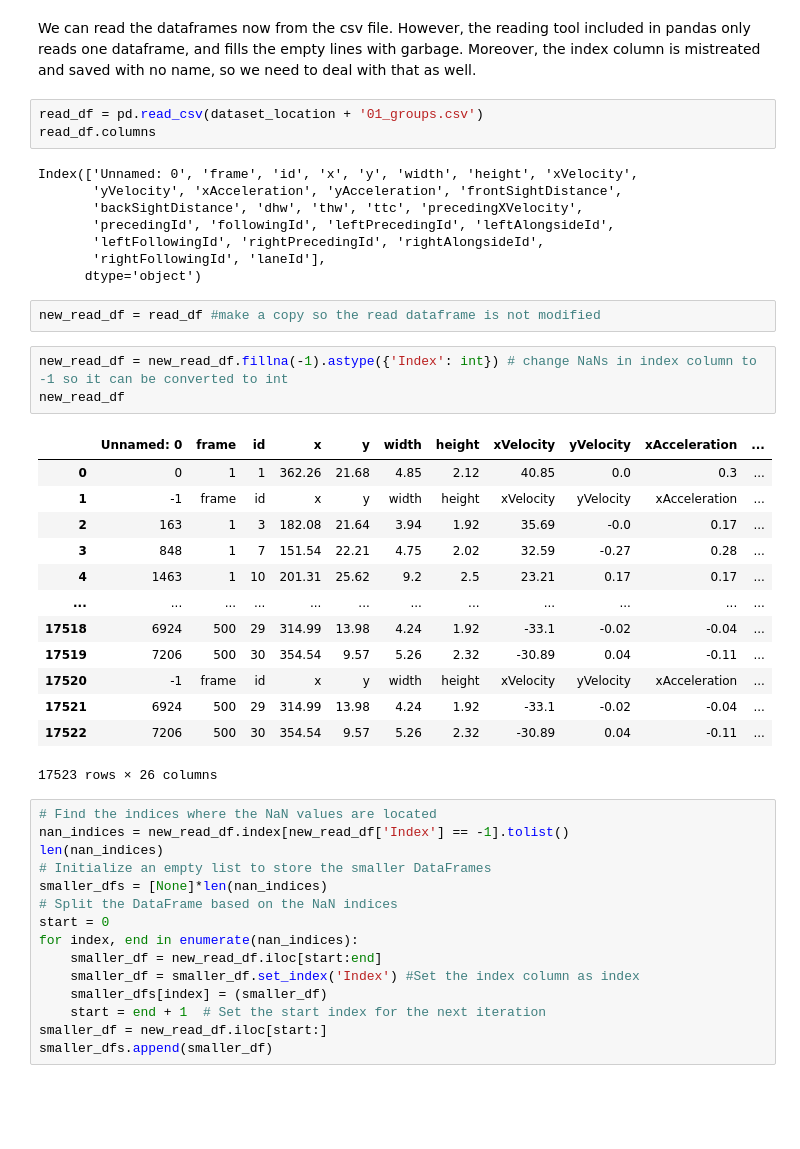
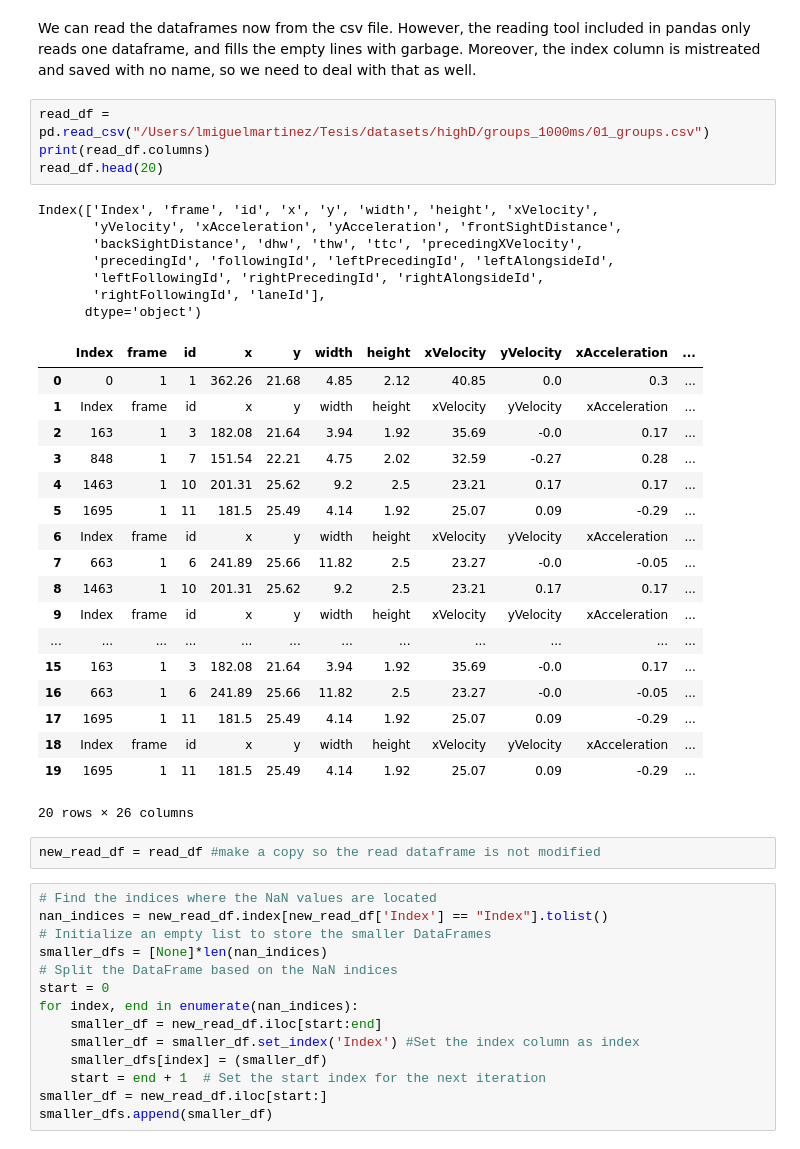
Before and after one commit to lmmartinez97/alphadrive_bp, a Jupyter notebook: highD/dataviz.ipynb, the cells around one changed output. Cells and saved outputs as stored; diff of their text form; blank space fills up the shorter version.

```diff
--- a/highD/dataviz.ipynb
+++ b/highD/dataviz.ipynb
@@ -501,39 +499,40 @@ with open(dataset_location + '01_groups.csv', 'a') as f:
 # %% [markdown]
 We can read the dataframes now from the csv file. However, the reading tool included in pandas only reads one dataframe, and fills the empty lines with garbage. Moreover, the index column is mistreated and saved with no name, so we need to deal with that as well.
 # %%
-read_df = pd.read_csv(dataset_location + '01_groups.csv')
-read_df.columns
+read_df = pd.read_csv("/Users/lmiguelmartinez/Tesis/datasets/highD/groups_1000ms/01_groups.csv")
+print(read_df.columns)
+read_df.head(20)
 # %% [output]
-Index(['Unnamed: 0', 'frame', 'id', 'x', 'y', 'width', 'height', 'xVelocity',
+Index(['Index', 'frame', 'id', 'x', 'y', 'width', 'height', 'xVelocity',
        'yVelocity', 'xAcceleration', 'yAcceleration', 'frontSightDistance',
        'backSightDistance', 'dhw', 'thw', 'ttc', 'precedingXVelocity',
        'precedingId', 'followingId', 'leftPrecedingId', 'leftAlongsideId',
        'leftFollowingId', 'rightPrecedingId', 'rightAlongsideId',
        'rightFollowingId', 'laneId'],
       dtype='object')
+|  | Index | frame | id | x | y | width | height | xVelocity | yVelocity | xAcceleration | ... |
+| 0 | 0 | 1 | 1 | 362.26 | 21.68 | 4.85 | 2.12 | 40.85 | 0.0 | 0.3 | ... |
+| 1 | Index | frame | id | x | y | width | height | xVelocity | yVelocity | xAcceleration | ... |
+| 2 | 163 | 1 | 3 | 182.08 | 21.64 | 3.94 | 1.92 | 35.69 | -0.0 | 0.17 | ... |
+| 3 | 848 | 1 | 7 | 151.54 | 22.21 | 4.75 | 2.02 | 32.59 | -0.27 | 0.28 | ... |
+| 4 | 1463 | 1 | 10 | 201.31 | 25.62 | 9.2 | 2.5 | 23.21 | 0.17 | 0.17 | ... |
+| 5 | 1695 | 1 | 11 | 181.5 | 25.49 | 4.14 | 1.92 | 25.07 | 0.09 | -0.29 | ... |
+| 6 | Index | frame | id | x | y | width | height | xVelocity | yVelocity | xAcceleration | ... |
+| 7 | 663 | 1 | 6 | 241.89 | 25.66 | 11.82 | 2.5 | 23.27 | -0.0 | -0.05 | ... |
+| 8 | 1463 | 1 | 10 | 201.31 | 25.62 | 9.2 | 2.5 | 23.21 | 0.17 | 0.17 | ... |
+| 9 | Index | frame | id | x | y | width | height | xVelocity | yVelocity | xAcceleration | ... |
+| ... | ... | ... | ... | ... | ... | ... | ... | ... | ... | ... | ... |
+| 15 | 163 | 1 | 3 | 182.08 | 21.64 | 3.94 | 1.92 | 35.69 | -0.0 | 0.17 | ... |
+| 16 | 663 | 1 | 6 | 241.89 | 25.66 | 11.82 | 2.5 | 23.27 | -0.0 | -0.05 | ... |
+| 17 | 1695 | 1 | 11 | 181.5 | 25.49 | 4.14 | 1.92 | 25.07 | 0.09 | -0.29 | ... |
+| 18 | Index | frame | id | x | y | width | height | xVelocity | yVelocity | xAcceleration | ... |
+| 19 | 1695 | 1 | 11 | 181.5 | 25.49 | 4.14 | 1.92 | 25.07 | 0.09 | -0.29 | ... |
+20 rows × 26 columns
 # %%
 new_read_df = read_df #make a copy so the read dataframe is not modified
-# %%
-new_read_df = new_read_df.fillna(-1).astype({'Index': int}) # change NaNs in index column to -1 so it can be converted to int
-new_read_df
-# %% [output]
-|  | Unnamed: 0 | frame | id | x | y | width | height | xVelocity | yVelocity | xAcceleration | ... |
-| 0 | 0 | 1 | 1 | 362.26 | 21.68 | 4.85 | 2.12 | 40.85 | 0.0 | 0.3 | ... |
-| 1 | -1 | frame | id | x | y | width | height | xVelocity | yVelocity | xAcceleration | ... |
-| 2 | 163 | 1 | 3 | 182.08 | 21.64 | 3.94 | 1.92 | 35.69 | -0.0 | 0.17 | ... |
-| 3 | 848 | 1 | 7 | 151.54 | 22.21 | 4.75 | 2.02 | 32.59 | -0.27 | 0.28 | ... |
-| 4 | 1463 | 1 | 10 | 201.31 | 25.62 | 9.2 | 2.5 | 23.21 | 0.17 | 0.17 | ... |
-| ... | ... | ... | ... | ... | ... | ... | ... | ... | ... | ... | ... |
-| 17518 | 6924 | 500 | 29 | 314.99 | 13.98 | 4.24 | 1.92 | -33.1 | -0.02 | -0.04 | ... |
-| 17519 | 7206 | 500 | 30 | 354.54 | 9.57 | 5.26 | 2.32 | -30.89 | 0.04 | -0.11 | ... |
-| 17520 | -1 | frame | id | x | y | width | height | xVelocity | yVelocity | xAcceleration | ... |
-| 17521 | 6924 | 500 | 29 | 314.99 | 13.98 | 4.24 | 1.92 | -33.1 | -0.02 | -0.04 | ... |
-| 17522 | 7206 | 500 | 30 | 354.54 | 9.57 | 5.26 | 2.32 | -30.89 | 0.04 | -0.11 | ... |
-17523 rows × 26 columns
 # %%
 # Find the indices where the NaN values are located
-nan_indices = new_read_df.index[new_read_df['Index'] == -1].tolist()
-len(nan_indices)
+nan_indices = new_read_df.index[new_read_df['Index'] == "Index"].tolist()
 # Initialize an empty list to store the smaller DataFrames
 smaller_dfs = [None]*len(nan_indices)
 # Split the DataFrame based on the NaN indices
```
Also changed, not shown: parts of 2 cells of this notebook, 3 other files.
